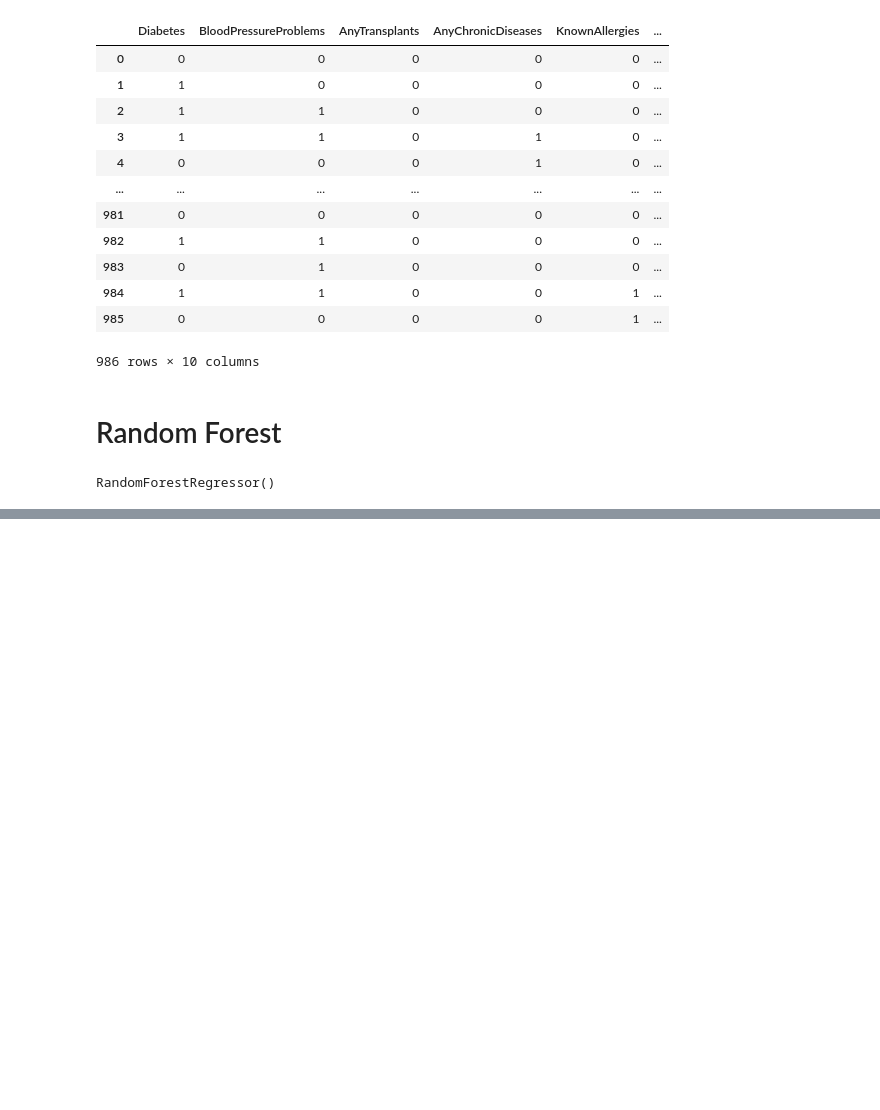
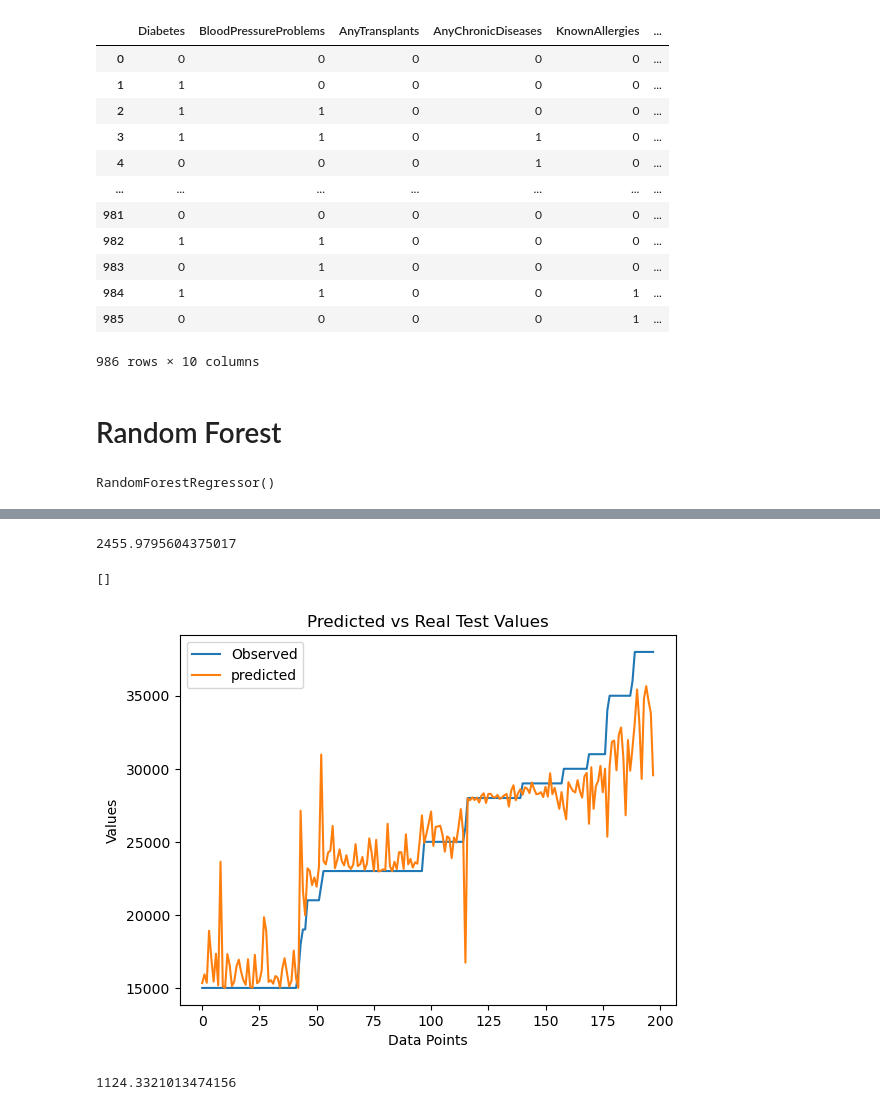
Before and after one commit to OverCat2000/ML_project, a Jupyter notebook: advanceAnalysis.ipynb, the cells around one changed output, grey strips where cells are left out. Drawn from its saved outputs; the diff is of its cells as text; code cells hidden in the pictures; blank space fills up the shorter version.

```diff
--- a/advanceAnalysis.ipynb
+++ b/advanceAnalysis.ipynb
@@ -163,0 +237,2 @@ plt.show()
+# %%
+score = joblib.load("forest1.pkl")
@@ -163,0 +263,27 @@ plt.show()
+# %%
+best_forest_rgrid = score.best_estimator_
+# %%
+pred = best_forest_rgrid.predict(X_test)
+# %%
+np.sqrt(mean_squared_error(y_test, pred))
+# %% [output]
+2455.9795604375017
+# %%
+temp = pd.DataFrame({'Observed':y_test, 'predicted':pred})
+temp.sort_values('Observed', inplace=True)
+temp.reset_index(drop=True, inplace=True)
+
+sns.lineplot(temp.Observed, label="Observed")
+sns.lineplot(temp.predicted, label="predicted")
+plt.xlabel('Data Points')
+plt.ylabel('Values')
+plt.title('Predicted vs Real Test Values')
+plt.plot()
+# %% [output]
+[]
+[figure, added]
+# %%
+pred = best_forest_rgrid.predict(X_train)
+np.sqrt(mean_squared_error(y_train, pred))
+# %% [output]
+1124.3321013474156
```
Also changed, not shown: parts of 21 cells of this notebook, 1 other file.
